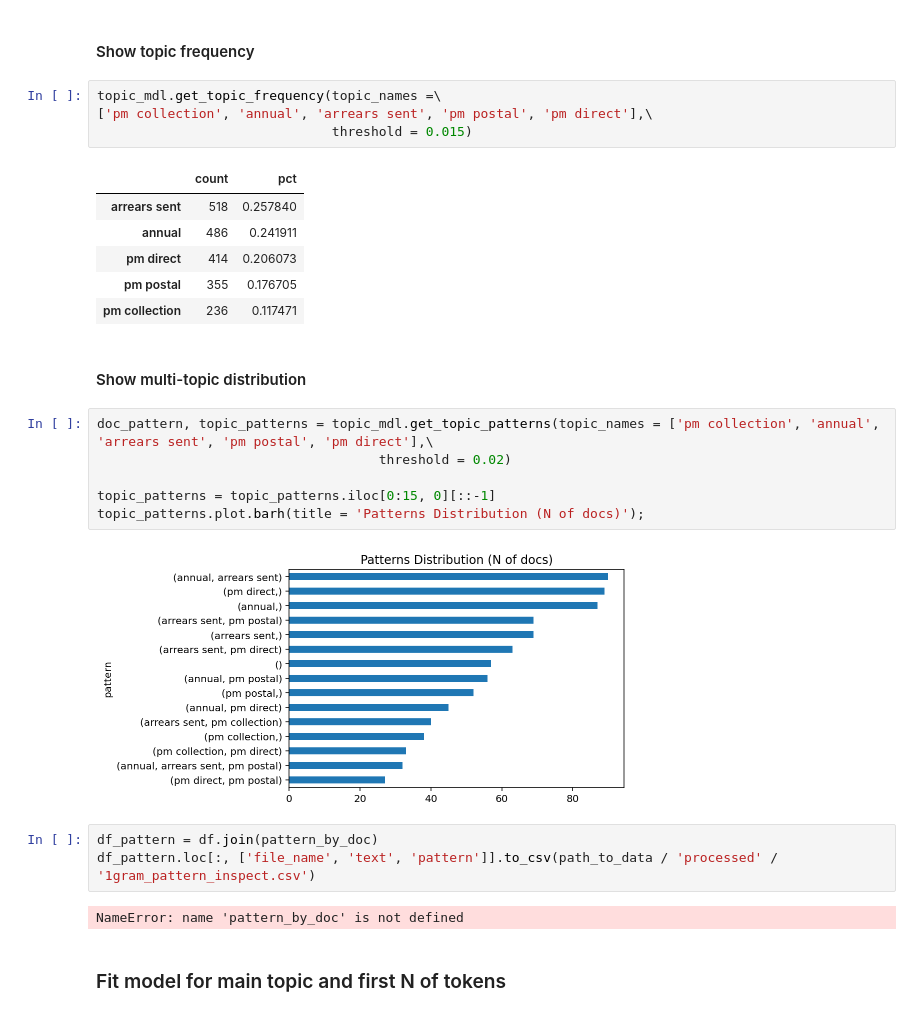
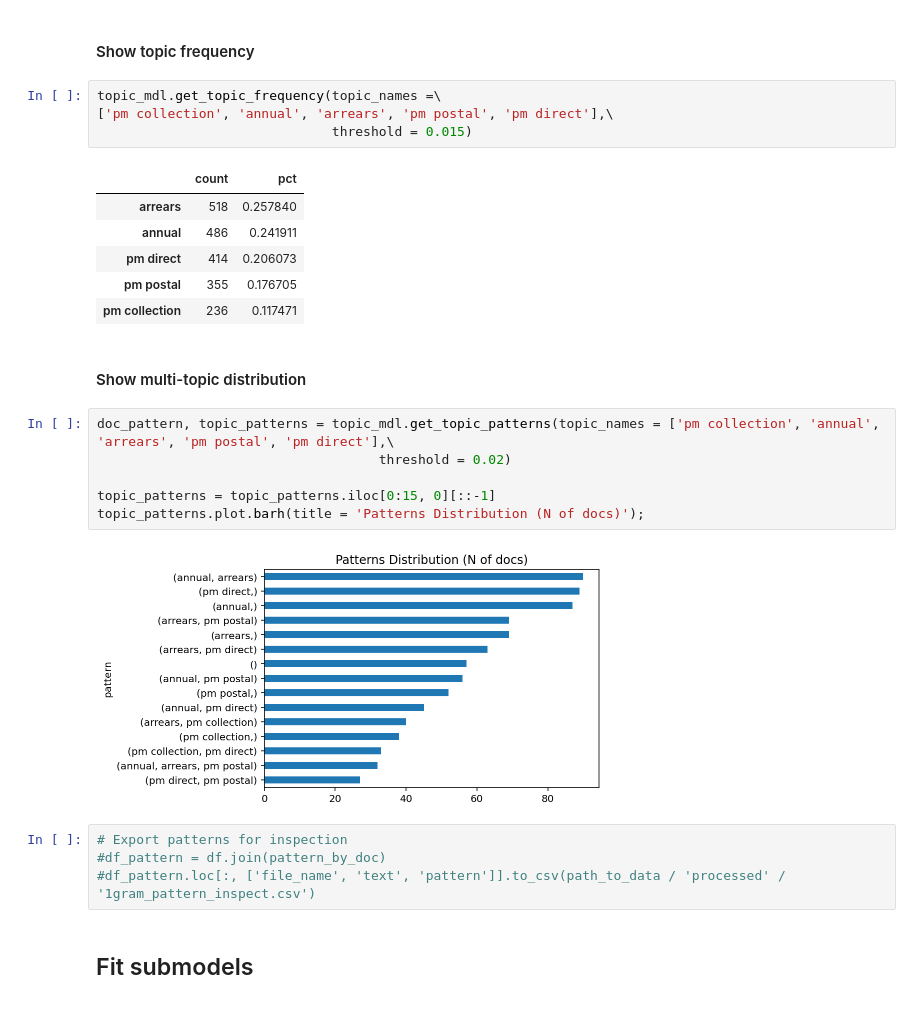
Before and after one commit to poorjanos/CCC-Topic-Modeling, a Jupyter notebook: notebooks/2.1-pj-nmf-1gram.ipynb, the cells around one changed output. Cells and saved outputs as stored; diff of their text form.

```diff
--- a/notebooks/2.1-pj-nmf-1gram.ipynb
+++ b/notebooks/2.1-pj-nmf-1gram.ipynb
@@ -89,11 +89,11 @@ main_topic['count'][::-1].plot.barh(title = 'Main Topic Distribution (N of docs)
 #### Show topic frequency
 # %%
 topic_mdl.get_topic_frequency(topic_names =\
-['pm collection', 'annual', 'arrears sent', 'pm postal', 'pm direct'],\
+['pm collection', 'annual', 'arrears', 'pm postal', 'pm direct'],\
                               threshold = 0.015)
 # %% [output]
 |  | count | pct |
-| arrears sent | 518 | 0.257840 |
+| arrears | 518 | 0.257840 |
 | annual | 486 | 0.241911 |
 | pm direct | 414 | 0.206073 |
 | pm postal | 355 | 0.176705 |
@@ -101,18 +101,17 @@ topic_mdl.get_topic_frequency(topic_names =\
 # %% [markdown]
 #### Show multi-topic distribution
 # %%
-doc_pattern, topic_patterns = topic_mdl.get_topic_patterns(topic_names = ['pm collection', 'annual', 'arrears sent', 'pm postal', 'pm direct'],\
+doc_pattern, topic_patterns = topic_mdl.get_topic_patterns(topic_names = ['pm collection', 'annual', 'arrears', 'pm postal', 'pm direct'],\
                                     threshold = 0.02)
 
 topic_patterns = topic_patterns.iloc[0:15, 0][::-1]
 topic_patterns.plot.barh(title = 'Patterns Distribution (N of docs)');
 # %% [output]
-[figure, old version]
+[figure, new version]
 # %%
-df_pattern = df.join(pattern_by_doc)
-df_pattern.loc[:, ['file_name', 'text', 'pattern']].to_csv(path_to_data / 'processed' / '1gram_pattern_inspect.csv')
+# Export patterns for inspection
+#df_pattern = df.join(pattern_by_doc)
+#df_pattern.loc[:, ['file_name', 'text', 'pattern']].to_csv(path_to_data / 'processed' / '1gram_pattern_inspect.csv')
-# %% [output]
-NameError: name 'pattern_by_doc' is not defined
-# %% [markdown]
-### Fit model for main topic and first N of tokens
+# %% [markdown]
+## Fit submodels
 # %%
```
Also changed, not shown: parts of 14 cells of this notebook, 2 other files.
